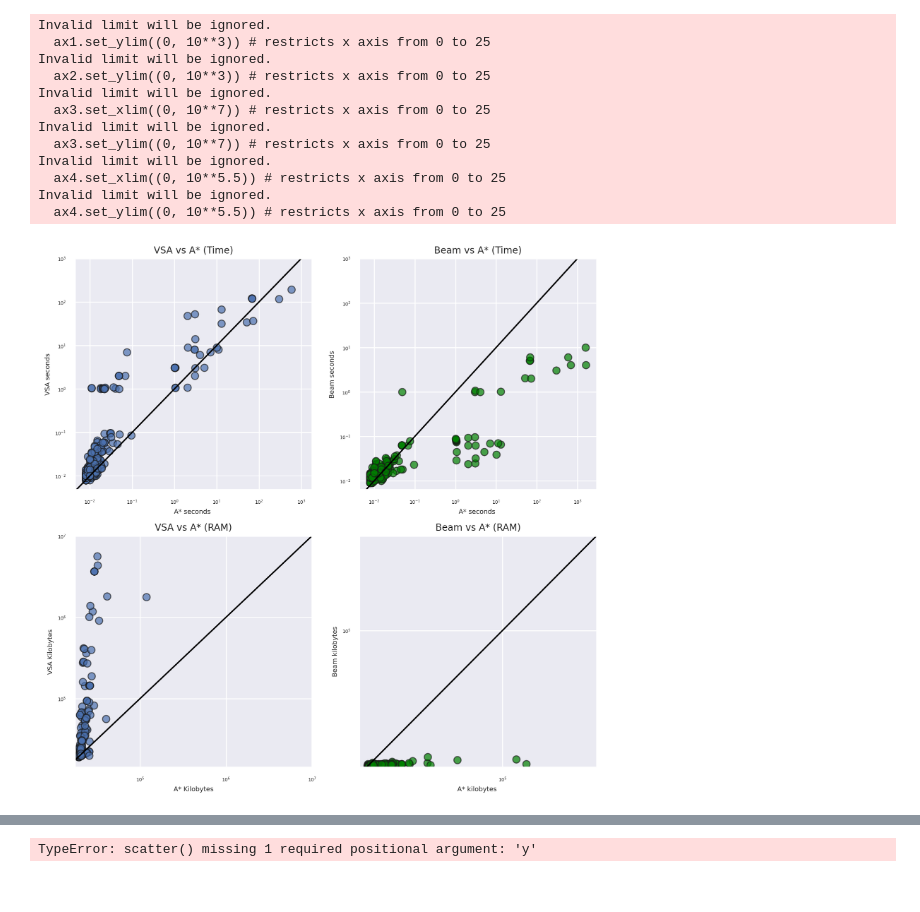
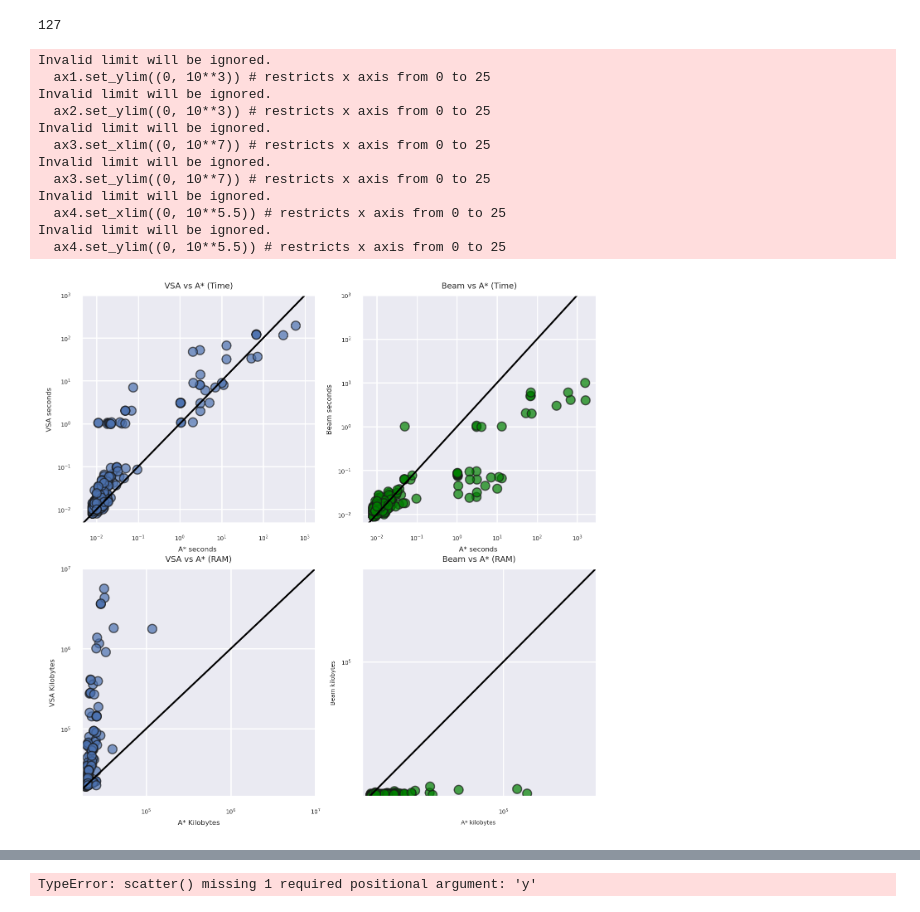
Before and after one commit to limpa105/RegexPlus, a Jupyter notebook: A*/graphs_for_popl.ipynb, the cells around one changed output, grey strips where cells are left out. Cells and saved outputs as stored; diff of their text form; code cells hidden in the pictures.

```diff
--- a/A*/graphs_for_popl.ipynb
+++ b/A*/graphs_for_popl.ipynb
@@ -336,0 +413,2 @@ Correct vs wrong: 0.5470085470085471
+# %%
+vsa_results = get_correct_percent(vsa_results)
@@ -336,0 +419,2 @@ Correct vs wrong: 0.5470085470085471
+# %%
+astar_results = get_correct_percent(astar_results)
@@ -408,12 +639,13 @@ all_astar.shape
 # %%
 ## Beams
-get_correct_percent(beam_one)
-get_correct_percent(beam_two)
-get_correct_percent(beam_five)
-get_correct_percent(beam_ten)
-get_correct_percent(beam_fifty)
-print(get_optimality(beam_fifty, astar_results))
+beam_one = get_correct_percent(beam_one)
+beam_two = get_correct_percent(beam_two)
+beam_five = get_correct_percent(beam_five)
+beam_ten = get_correct_percent(beam_ten)
+beam_twenty = get_correct_percent(beam_twenty)
+beam_fifty = get_correct_percent(beam_fifty)
+#print(get_optimality(beam_fifty, astar_results))
 beams = [1,2,5,10,20, 50]
-correctness = [ 0.5470085470085471,  0.5555555555555556,  0.5598290598290598, 0.5598290598290598, 0.5555555555555556]
+correctness = [0.5454545454545454,  0.5584415584415584,  0.5584415584415584, 0.5584415584415584, 0.5584415584415584, 0.5541125541125541]
 optimality = []
 # %% [output]
@@ -503,11 +837,15 @@ plt.show()
+# %%
+astar_results['correct'].sum()
+# %% [output]
+127
 # %%
-fig = plt.figure(figsize = (10,10), dpi=200) # width x height
+fig = plt.figure(figsize = (8,8), dpi=200) # width x height
 ax1 = fig.add_subplot(2, 2, 1) # row, column, position
 ax2 = fig.add_subplot(2, 2, 2)
 ax3 = fig.add_subplot(2, 2, 3)
 ax4 = fig.add_subplot(2, 2, 4)
 vsa_astar = astar_results.join(vsa_results, lsuffix='_astar', rsuffix='_vsa')
-vsa_astar = vsa_astar.drop([15, 47, 178, 169, 173])
+vsa_astar = vsa_astar.drop([15, 44, 166, 170, 175])
 vsa_astar['time_vsa'] = [ float(f.replace('.', ':').split(':')[0])*60 + float(f.replace('.', ':').split(':')[1]) + float(f.replace('.', ':').split(':')[2])*0.001 for f in vsa_astar['time_vsa']]
 vsa_astar['time_astar'] = [ float(f.replace('.', ':').split(':')[0])*60 + float(f.replace('.', ':').split(':')[1]) + float(f.replace('.', ':').split(':')[2])*0.001 for f in vsa_astar['time_astar']]
 ax1.scatter( x= vsa_astar['time_astar'], y = vsa_astar['time_vsa'], s=60, alpha=0.7, edgecolors="k")
@@ -516,15 +854,15 @@ ax1.set_yscale("log")
 #ax1.set_xlim((0, 10**3)) # restricts x axis from 0 to 25
 ax1.set_ylim((0, 10**3)) # restricts x axis from 0 to 25
 ax1.plot([0, 10**3], [0, 10**3], color = 'black') # plots line y = x
-ax1.set_title('VSA vs A* (Time)', fontsize =10)
-ax1.set_xlabel('A* seconds ', fontsize = 7)
-ax1.set_ylabel('VSA seconds', fontsize = 7)
+ax1.set_title('VSA vs A* (Time)', fontsize =7)
+ax1.set_xlabel('A* seconds ', fontsize = 6)
+ax1.set_ylabel('VSA seconds', fontsize = 6)
 ax1.xaxis.set_tick_params(labelsize=5)
 ax1.yaxis.set_tick_params(labelsize=5)
 
 
 beam_astar = astar_results.join(beam_five, lsuffix='_astar', rsuffix='_beam')
-beam_astar = beam_astar.drop([ 47, 178, ])
+beam_astar = beam_astar.drop([ 44, 175, ])
 beam_astar['time_beam'] = [ float(f.replace('.', ':').split(':')[0])*60 + float(f.replace('.', ':').split(':')[1]) + float(f.replace('.', ':').split(':')[2])*0.001 for f in beam_astar['time_beam']]
 beam_astar['time_astar'] = [ float(f.replace('.', ':').split(':')[0])*60 + float(f.replace('.', ':').split(':')[1]) + float(f.replace('.', ':').split(':')[2])*0.001 for f in beam_astar['time_astar']]
 ax2.scatter( x= beam_astar['time_astar'], y = beam_astar['time_beam'], s=60, alpha=0.7, color= 'green', edgecolors="k")
@@ -533,9 +871,9 @@ ax2.set_yscale("log")
 #ax1.set_xlim((0, 10**3)) # restricts x axis from 0 to 25
 ax2.set_ylim((0, 10**3)) # restricts x axis from 0 to 25
 ax2.plot([0, 10**3], [0, 10**3], color = 'black') # plots line y = x
-ax2.set_title('Beam vs A* (Time)', fontsize =10)
-ax2.set_xlabel('A* seconds ', fontsize = 7)
-ax2.set_ylabel('Beam seconds', fontsize = 7)
+ax2.set_title('Beam vs A* (Time)', fontsize =7)
+ax2.set_xlabel('A* seconds ', fontsize = 6)
+ax2.set_ylabel('Beam seconds', fontsize = 6)
 ax2.xaxis.set_tick_params(labelsize=5)
 ax2.yaxis.set_tick_params(labelsize=5)
 
@@ -544,37 +882,37 @@ ax3.set_xscale("log")
 ax3.set_yscale("log")
 ax3.set_xlim((0, 10**7)) # restricts x axis from 0 to 25
 ax3.set_ylim((0, 10**7)) # restricts x axis from 0 to 25
 ax3.plot([0, 10**7], [0, 10**7], color = 'black')
-ax3.set_title('VSA vs A* (RAM)', fontsize =10)
-ax3.set_xlabel('A* Kilobytes', fontsize = 7)
-ax3.set_ylabel('VSA Kilobytes', fontsize = 7)
+ax3.set_title('VSA vs A* (RAM)', fontsize =7)
+ax3.set_xlabel('A* Kilobytes', fontsize = 6)
+ax3.set_ylabel('VSA Kilobytes', fontsize = 6)
 ax3.xaxis.set_tick_params(labelsize=5)
 ax3.yaxis.set_tick_params(labelsize=5)
 
 ax4.scatter( x= beam_astar['ram_astar'], y = beam_astar['ram_beam'], s=60, alpha=0.7, color= 'green', edgecolors="k")
 ax4.set_xscale("log")
 ax4.set_yscale("log")
 ax4.set_xlim((0, 10**5.5)) # restricts x axis from 0 to 25
 ax4.set_ylim((0, 10**5.5)) # restricts x axis from 0 to 25
 ax4.plot([0, 10**5.5], [0, 10**5.5], color = 'black') # plots line y = x
-ax4.set_title('Beam vs A* (RAM)', fontsize =10)
-ax4.set_xlabel('A* kilobytes ', fontsize = 7)
-ax4.set_ylabel('Beam kilobytes', fontsize = 7)
+ax4.set_title('Beam vs A* (RAM)', fontsize =7)
+ax4.set_xlabel('A* kilobytes ', fontsize = 5)
+ax4.set_ylabel('Beam kilobytes', fontsize = 5)
 ax4.xaxis.set_tick_params(labelsize=5)
 ax4.yaxis.set_tick_params(labelsize=5)
 
 plt.savefig('scatter.png', dpi=300, bbox_inches="tight")
 # %% [output]
 Invalid limit will be ignored.
   ax1.set_ylim((0, 10**3)) # restricts x axis from 0 to 25
 Invalid limit will be ignored.
   ax2.set_ylim((0, 10**3)) # restricts x axis from 0 to 25
 Invalid limit will be ignored.
   ax3.set_xlim((0, 10**7)) # restricts x axis from 0 to 25
 Invalid limit will be ignored.
   ax3.set_ylim((0, 10**7)) # restricts x axis from 0 to 25
 Invalid limit will be ignored.
   ax4.set_xlim((0, 10**5.5)) # restricts x axis from 0 to 25
 Invalid limit will be ignored.
   ax4.set_ylim((0, 10**5.5)) # restricts x axis from 0 to 25
-[figure, old version]
+[figure, new version]
```
Also changed, not shown: parts of 114 cells of this notebook.
